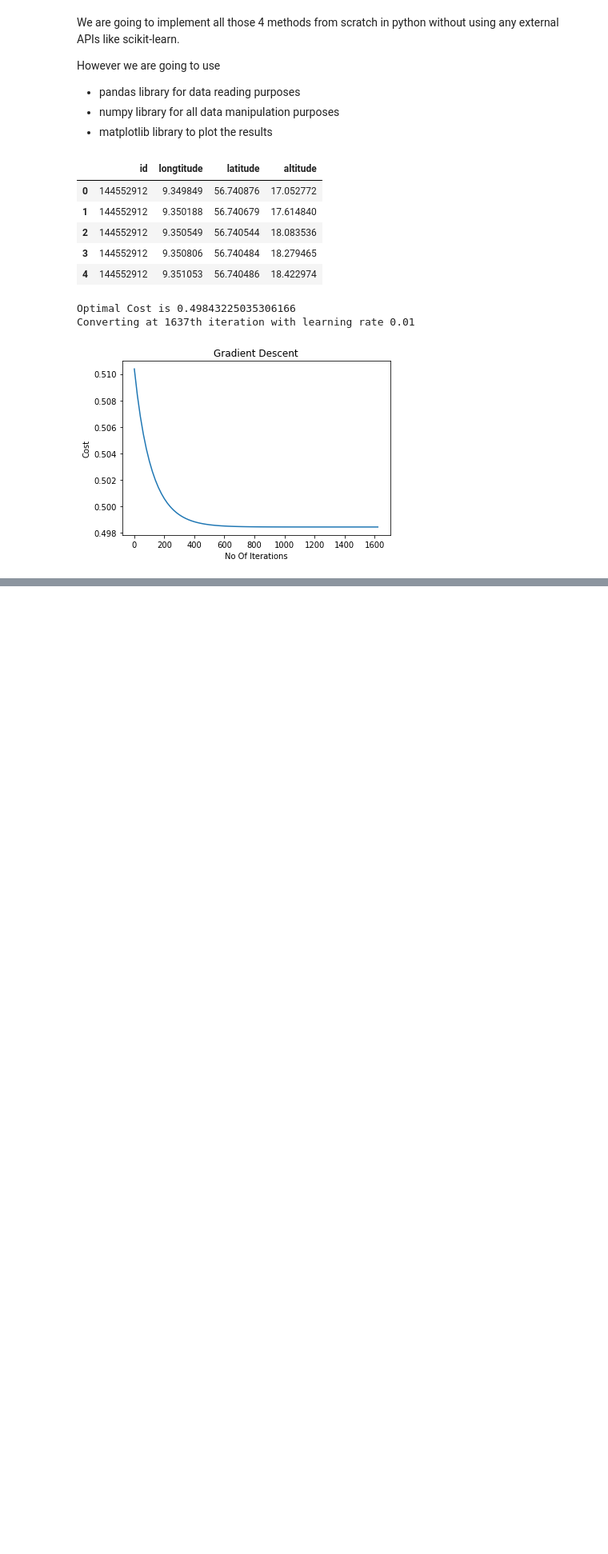
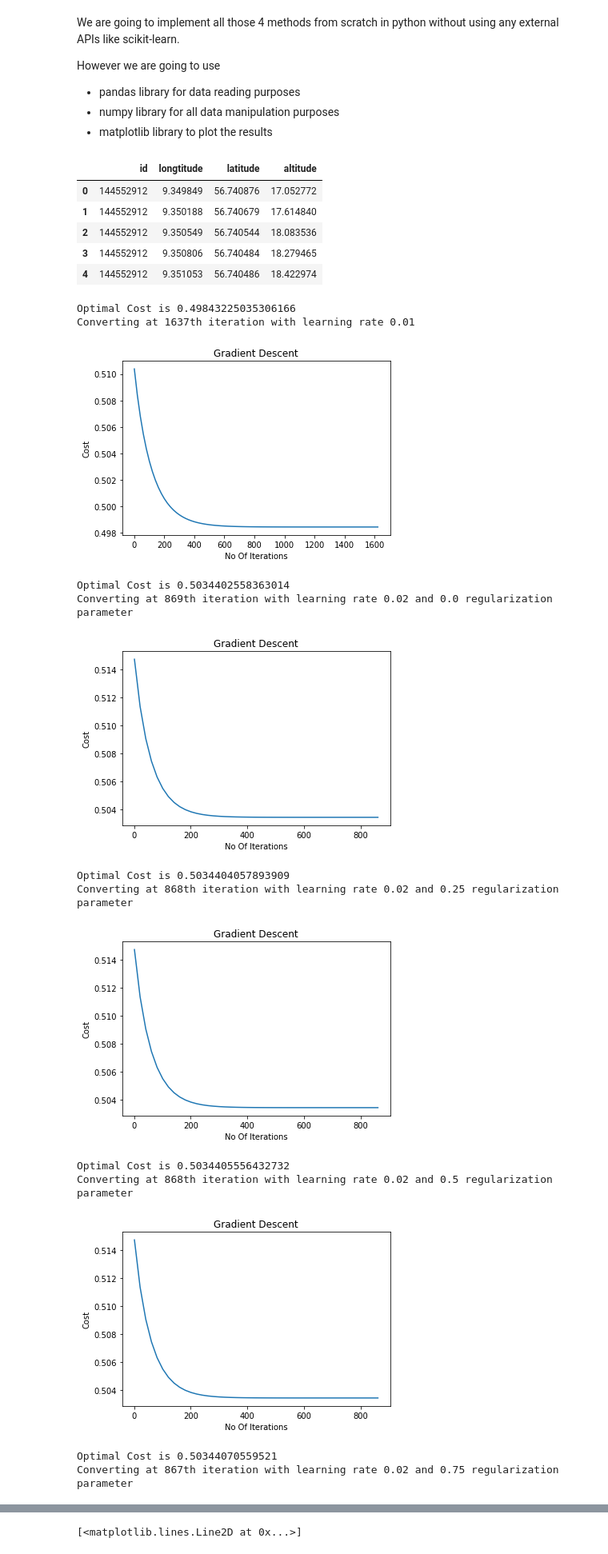
Before and after one commit to CSALS/Foundations-Of-Data-Science, a Jupyter notebook: Linear-Regression/Linear_Regression.ipynb, the cells around one changed output, grey strips where cells are left out. Shown at 80% size. Saved outputs shown, nothing was run; the diff lists cells and outputs as text; code cells hidden in the pictures; blank space fills up the shorter version.

```diff
--- a/Linear-Regression/Linear_Regression.ipynb
+++ b/Linear-Regression/Linear_Regression.ipynb
@@ -66,6 +66,21 @@ train_Y = valueArray[0:train_size, 3:]
 test_X = valueArray[train_size + 1:, 1:3]
 test_X = np.insert(test_X,0,1,axis=1) #Adding bias
 test_Y = valueArray[train_size + 1:, 3:]
+# %%
+# Testing metrics
+train_RMSE = {}
+train_R2 = {}
+test_RMSE = {}
+test_R2 = {}
+def RMSE(actualY, predictedY):
+    N = actualY.shape[0]
+    RMSE = np.sqrt(np.sum((np.power(actualY - predictedY, 2)/N), axis = 0))
+    return RMSE
+def R2(actualY, predictedY):
+    meanY = np.mean(actualY, axis = 0)
+    TSS = np.sum(np.power(actualY - meanY, 2), axis = 0)
+    RSS = np.sum(np.power(actualY - predictedY, 2), axis = 0)
+    return (1 - RSS/TSS)
 # %%
 def gradientDescent(X, Y, alpha, maxIterations, weights):
     """
@@ -239,0 +187,20 @@ Converting at 1637th iteration with learning rate 0.01
+# %%
+list = [0.0, 0.25, 0.5, 0.75, 1.0]
+for reg in list:
+    L1_weights = gradientDescentWithL1Regularization(train_X, train_Y, 0.02, 2000, np.zeros([1,3]), reg)
+plt.title("L1 Regularization")
+plt.xlabel("Regularization Parameter")
+plt.ylabel("Validation Loss")
+plt.plot(reg_parameters, validation_loss)
+# %% [output]
+Optimal Cost is 0.5034402558363014
+Converting at 869th iteration with learning rate 0.02 and 0.0 regularization parameter
+[figure, added]
+Optimal Cost is 0.5034404057893909
+Converting at 868th iteration with learning rate 0.02 and 0.25 regularization parameter
+[figure, added]
+Optimal Cost is 0.5034405556432732
+Converting at 868th iteration with learning rate 0.02 and 0.5 regularization parameter
+[figure, added]
+Optimal Cost is 0.50344070559521
+Converting at 867th iteration with learning rate 0.02 and 0.75 regularization parameter
@@ -239,0 +211 @@ Converting at 1637th iteration with learning rate 0.01
+[<matplotlib.lines.Line2D at 0x...>]
```
Also changed, not shown: parts of 19 cells of this notebook, 6 other files.
